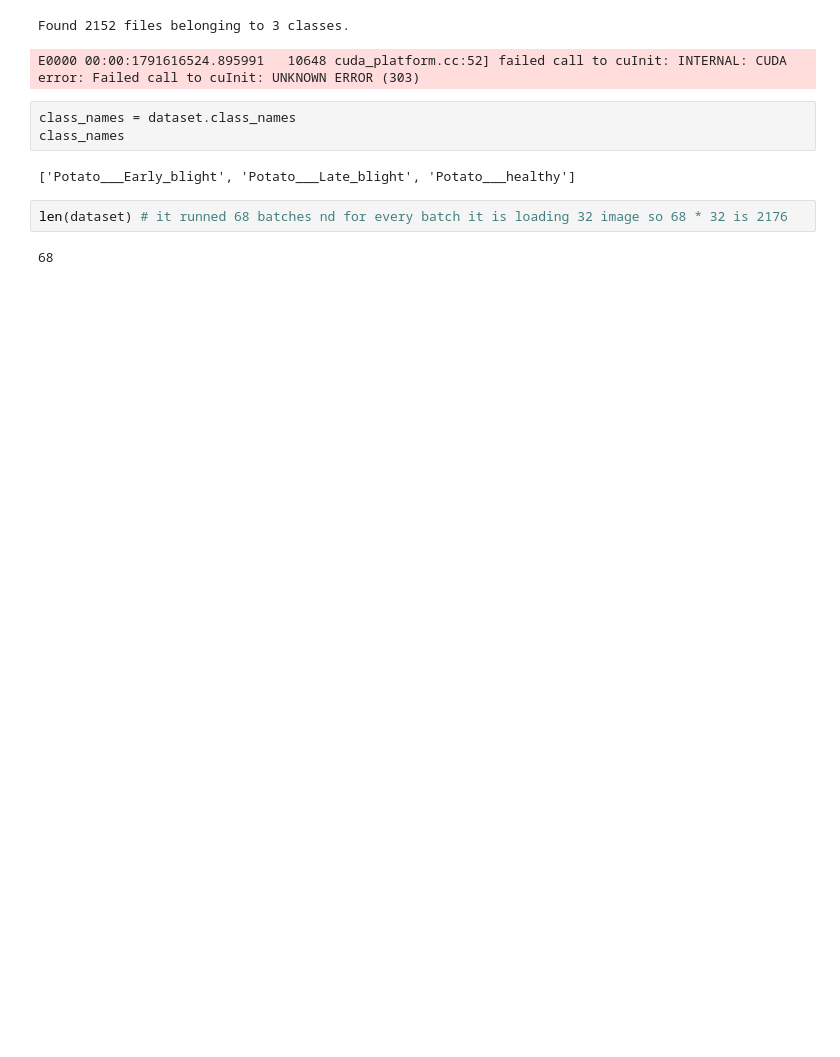
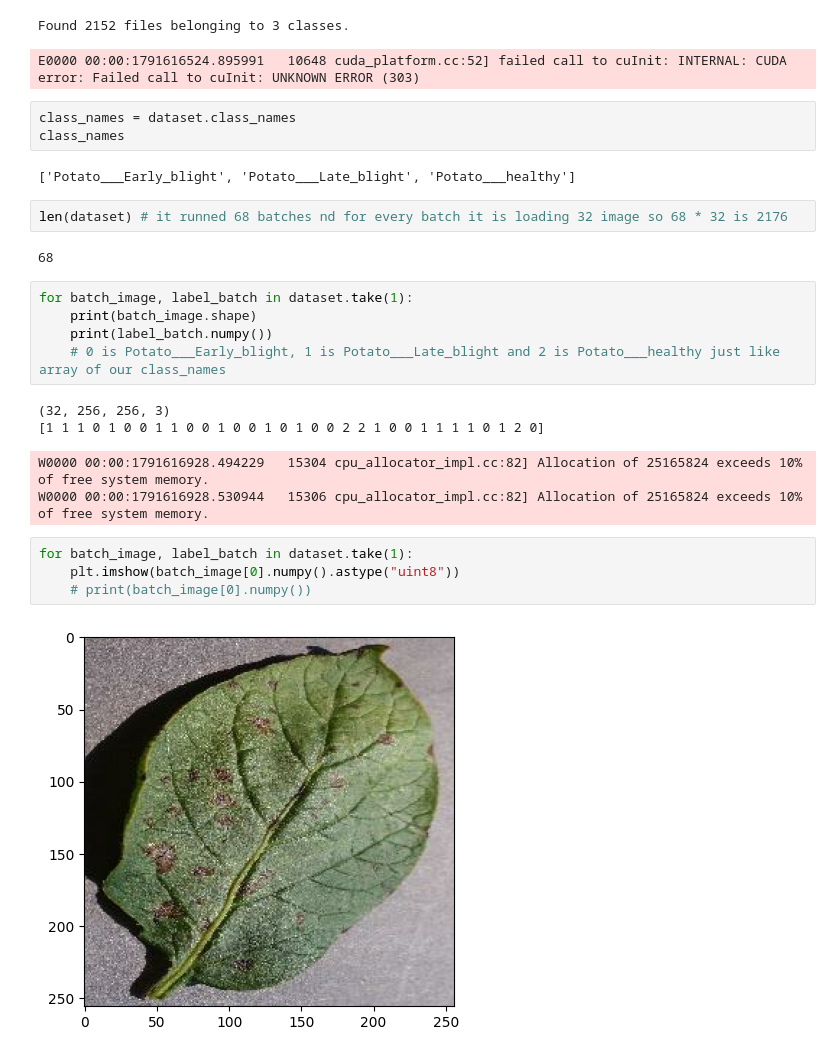
Before and after one commit to niyomugaboetiene/Potato_disease_predictor, a Jupyter notebook: training/training.ipynb, the cells around one changed output. Cells and saved outputs as stored; diff of their text form; blank space fills up the shorter version.

Commit message:
building model part of my potato-diease-predictor-app

```diff
--- a/training/training.ipynb
+++ b/training/training.ipynb
@@ -32,3 +33,19 @@ class_names
 len(dataset) # it runned 68 batches nd for every batch it is loading 32 image so 68 * 32 is 2176
 # %% [output]
 68
+# %%
+for batch_image, label_batch in dataset.take(1):
+    print(batch_image.shape)
+    print(label_batch.numpy())
+    # 0 is Potato___Early_blight, 1 is Potato___Late_blight and 2 is Potato___healthy just like array of our class_names
+# %% [output]
+(32, 256, 256, 3)
+[1 1 1 0 1 0 0 1 1 0 0 1 0 0 1 0 1 0 0 2 2 1 0 0 1 1 1 1 0 1 2 0]
+W0000 00:00:1791616928.494229   15304 cpu_allocator_impl.cc:82] Allocation of 25165824 exceeds 10% of free system memory.
+W0000 00:00:1791616928.530944   15306 cpu_allocator_impl.cc:82] Allocation of 25165824 exceeds 10% of free system memory.
+# %%
+for batch_image, label_batch in dataset.take(1):
+    plt.imshow(batch_image[0].numpy().astype("uint8"))
+    # print(batch_image[0].numpy())
+# %% [output]
+[figure, added]
```
Also changed, not shown: parts of 1 cell of this notebook.
